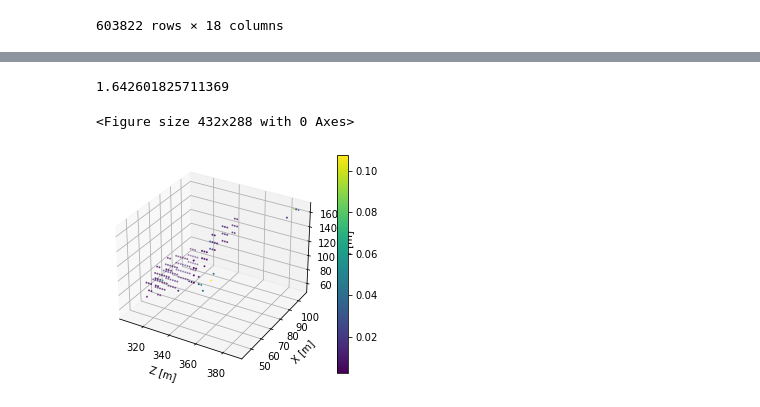
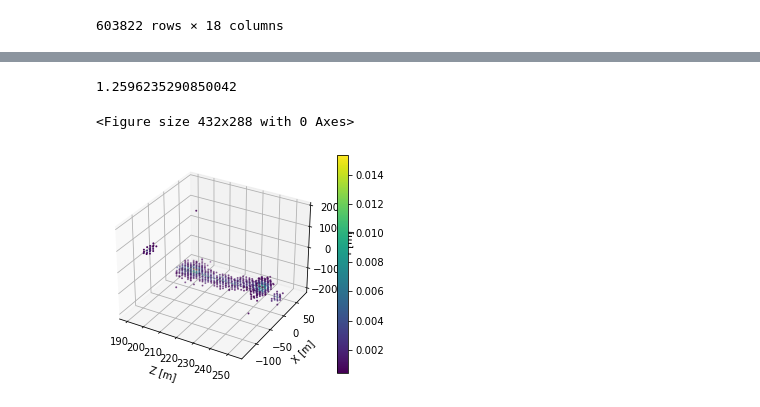
Before and after one commit to kvjmistry/DoubleBeta, a Jupyter notebook: notebooks/studyNEWEvents.ipynb, the cells around one changed output, grey strips where cells are left out. Drawn from its saved outputs; the diff is of its cells as text; code cells hidden in the pictures.

```diff
--- a/notebooks/studyNEWEvents.ipynb
+++ b/notebooks/studyNEWEvents.ipynb
@@ -14,7 +14,7 @@ from collections import Counter
 # %%
 # Load in the dataframe
 
-events = pd.read_hdf("../data/NEW_Data_Tl208_Esmeralda/cdst_7746_v1.2.0_trigger2_bg.h5", '/CHITS/highTh')
+events = pd.read_hdf("../data/NEW_Data_Tl208_Esmeralda/cdst_7746_v1.2.0_trigger2_bg.h5", '/CHITS/lowTh')
 
 metadata = pd.read_hdf("../data/NEW_Data_Tl208_Esmeralda/cdst_7746_v1.2.0_trigger2_bg.h5", '/Summary/Events')
 display(metadata)
@@ -62,24 +111,24 @@ display(events_high_e)
 # %%
-event = events_high_e[events_high_e.event ==  high_e_events[20]]
+event = events_high_e[events_high_e.event ==  high_e_events[28]]
 
 print(event.Ec.sum())
 
 plt.figure()
 fig = plt.figure()
 ax = fig.add_subplot(111, projection='3d')
 ax.set_xlabel('Z [m]')
 ax.set_ylabel('X [m]')
 ax.set_zlabel('Y [m]')
 
 
 fig = plt.gcf()  # Get the current figure
 fig.patch.set_facecolor('white')  # Set the background color to white
 
 p = ax.scatter(event.Z,event.X,event.Y,cmap='viridis',c=event.Ec, s=1, zorder=2) #coolwarm
 cb = fig.colorbar(p, ax=ax)
 # cb.set_label('Energy [keV]')
 # ax.set_title(f"Event: {evt}")
 # %% [output]
-1.642601825711369
+1.2596235290850042
 <Figure size 432x288 with 0 Axes>
-[figure, old version]
+[figure, new version]
```
Also changed, not shown: parts of 6 cells of this notebook, 4 other files.
